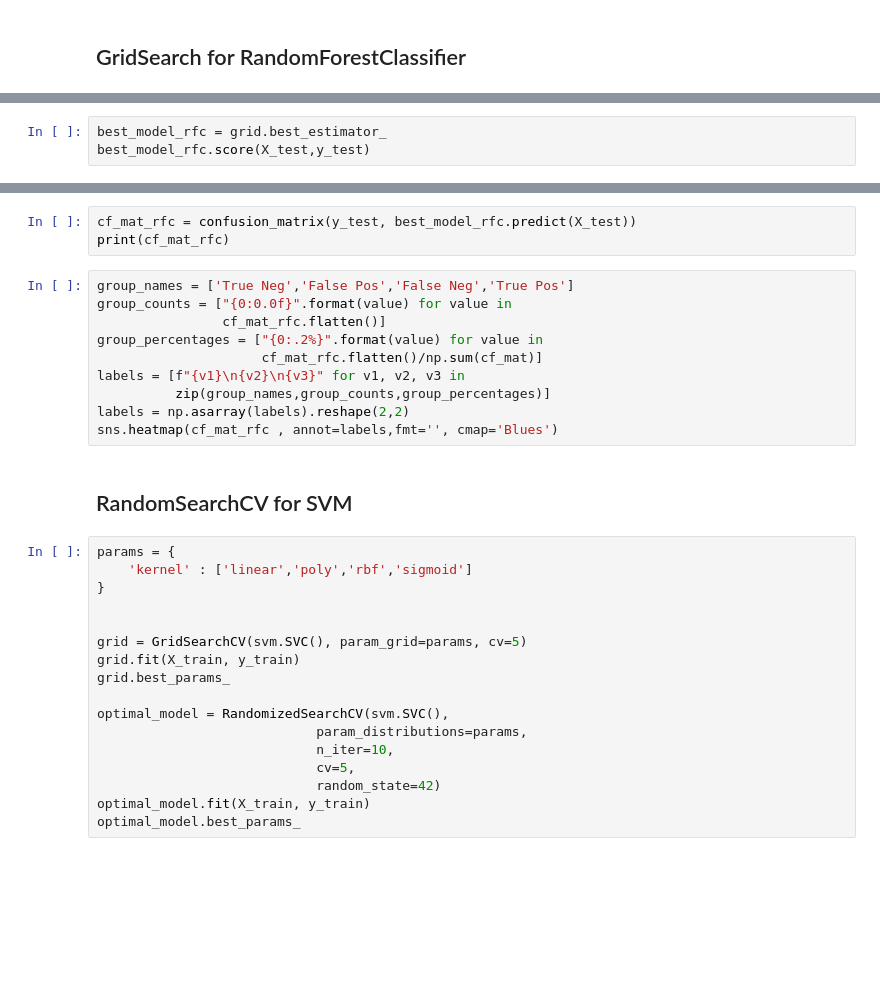
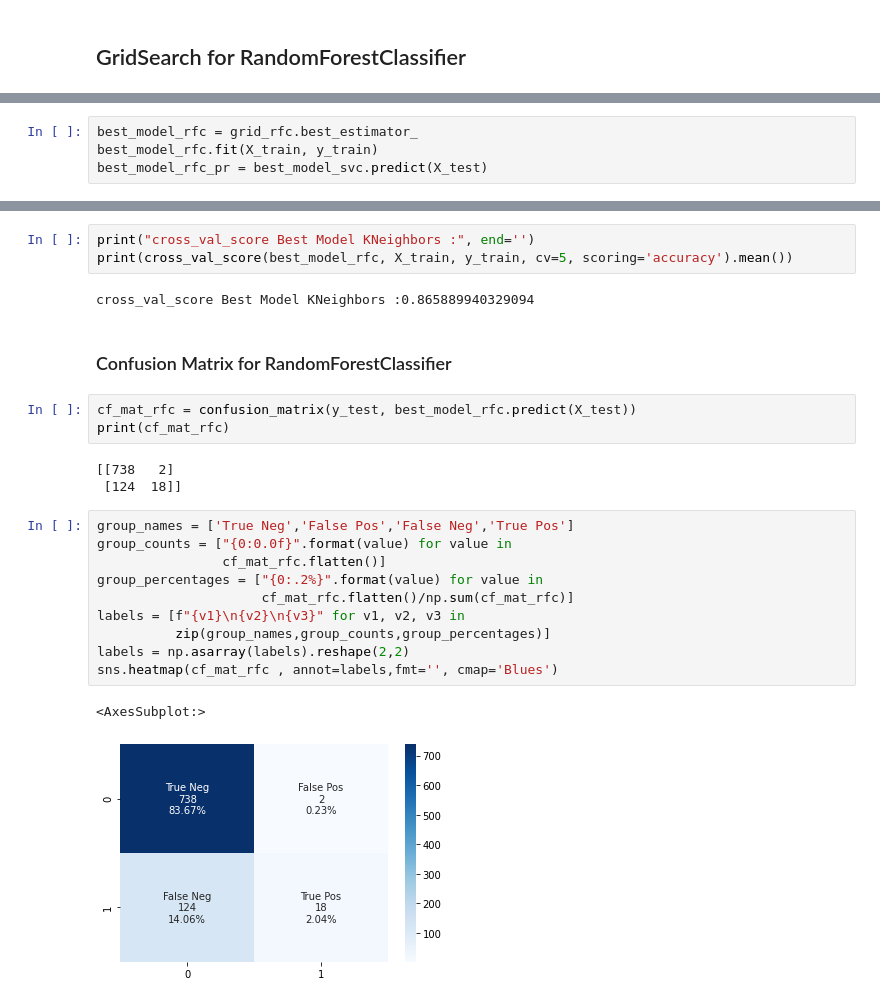
Before and after one commit to Killian-drh/Projet-HR-Analysis, a Jupyter notebook: NT_Projet_IA.ipynb, the cells around one changed output, grey strips where cells are left out. Saved outputs shown, nothing was run; the diff lists cells and outputs as text; blank space fills up the shorter version.

Commit message:
Scoring is finished

```diff
--- a/NT_Projet_IA.ipynb
+++ b/NT_Projet_IA.ipynb
@@ -900,3 +903,4 @@ grid_rfc.best_score_
 # %%
-best_model_rfc = grid.best_estimator_
-best_model_rfc.score(X_test,y_test)
+best_model_rfc = grid_rfc.best_estimator_
+best_model_rfc.fit(X_train, y_train)
+best_model_rfc_pr = best_model_svc.predict(X_test)
@@ -905,32 +924,26 @@ best_model_rfc.score(X_test,y_test)
+# %%
+print("cross_val_score Best Model KNeighbors :", end='')
+print(cross_val_score(best_model_rfc, X_train, y_train, cv=5, scoring='accuracy').mean())
+# %% [output]
+cross_val_score Best Model KNeighbors :0.865889940329094
+# %% [markdown]
+### Confusion Matrix for RandomForestClassifier
 # %%
 cf_mat_rfc = confusion_matrix(y_test, best_model_rfc.predict(X_test))
 print(cf_mat_rfc)
+# %% [output]
+[[738   2]
+ [124  18]]
 # %%
 group_names = ['True Neg','False Pos','False Neg','True Pos']
 group_counts = ["{0:0.0f}".format(value) for value in
                 cf_mat_rfc.flatten()]
 group_percentages = ["{0:.2%}".format(value) for value in
-                     cf_mat_rfc.flatten()/np.sum(cf_mat)]
+                     cf_mat_rfc.flatten()/np.sum(cf_mat_rfc)]
 labels = [f"{v1}\n{v2}\n{v3}" for v1, v2, v3 in
           zip(group_names,group_counts,group_percentages)]
 labels = np.asarray(labels).reshape(2,2)
 sns.heatmap(cf_mat_rfc , annot=labels,fmt='', cmap='Blues')
+# %% [output]
+<AxesSubplot:>
+[figure, added]
-# %% [markdown]
-## RandomSearchCV for SVM
-# %%
-params = {
-    'kernel' : ['linear','poly','rbf','sigmoid']
-}
-
-
-grid = GridSearchCV(svm.SVC(), param_grid=params, cv=5)
-grid.fit(X_train, y_train)
-grid.best_params_
-
-optimal_model = RandomizedSearchCV(svm.SVC(),
-                            param_distributions=params,
-                            n_iter=10,
-                            cv=5,
-                            random_state=42)
-optimal_model.fit(X_train, y_train)
-optimal_model.best_params_
```
Also changed, not shown: parts of 134 cells of this notebook.
